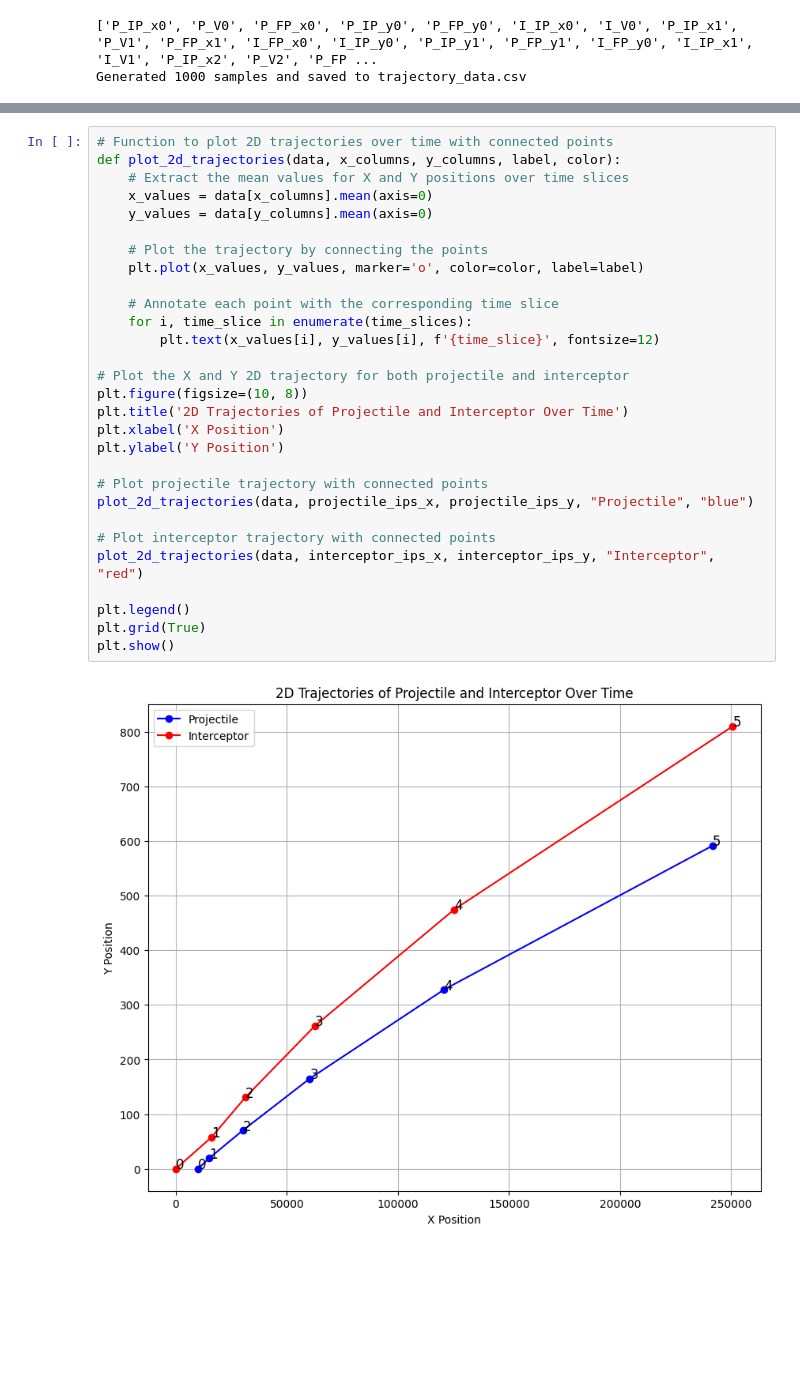
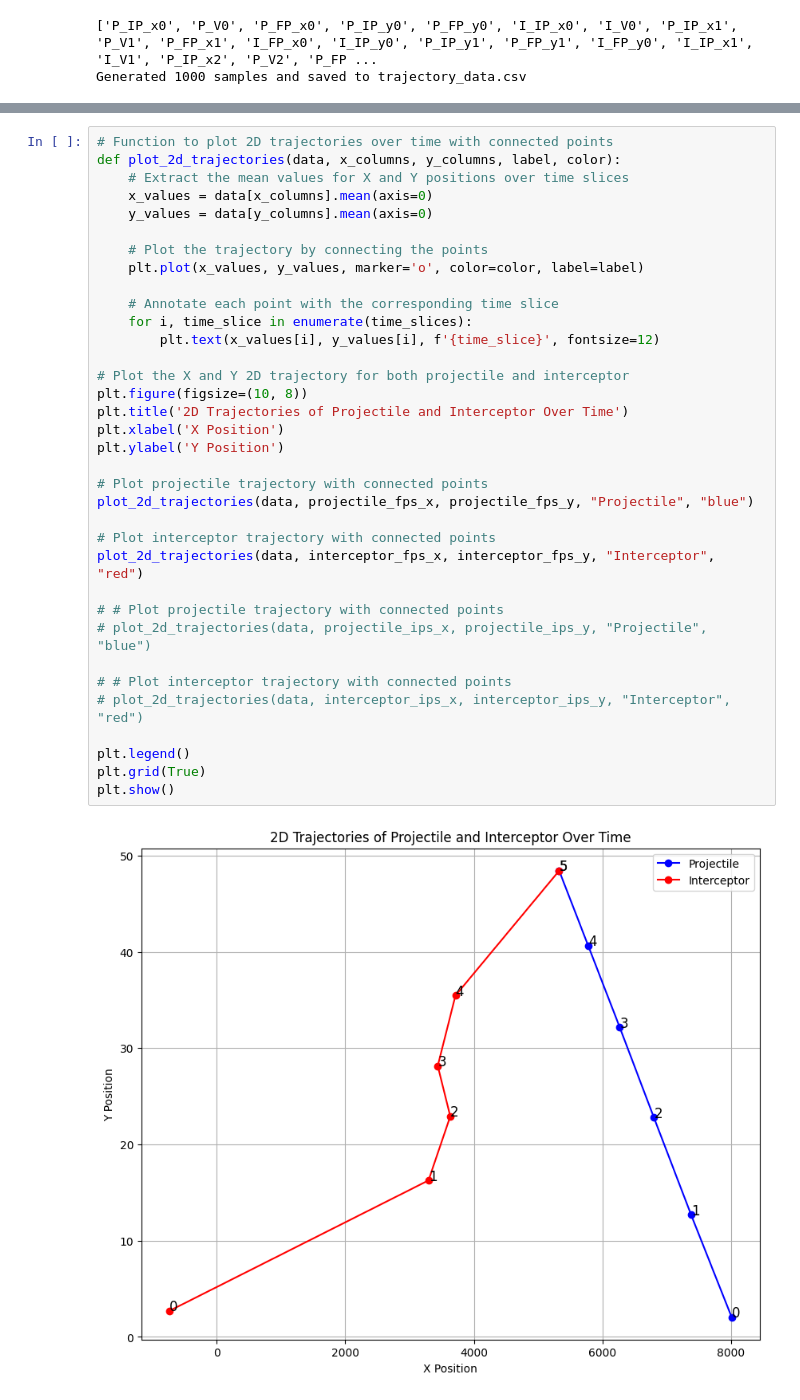
Before and after one commit to SuvarnPillay/Research-Project, a Jupyter notebook: PHASE_2/ground_truth/2D/2d.ipynb, the cells around one changed output, grey strips where cells are left out. Drawn from its saved outputs; the diff is of its cells as text; blank space fills up the shorter version.

```diff
--- a/PHASE_2/ground_truth/2D/2d.ipynb
+++ b/PHASE_2/ground_truth/2D/2d.ipynb
@@ -450,31 +464,37 @@ plt.show()
 # %%
 # Function to plot 2D trajectories over time with connected points
 def plot_2d_trajectories(data, x_columns, y_columns, label, color):
     # Extract the mean values for X and Y positions over time slices
     x_values = data[x_columns].mean(axis=0)
     y_values = data[y_columns].mean(axis=0)
 
     # Plot the trajectory by connecting the points
     plt.plot(x_values, y_values, marker='o', color=color, label=label)
 
     # Annotate each point with the corresponding time slice
     for i, time_slice in enumerate(time_slices):
         plt.text(x_values[i], y_values[i], f'{time_slice}', fontsize=12)
 
 # Plot the X and Y 2D trajectory for both projectile and interceptor
 plt.figure(figsize=(10, 8))
 plt.title('2D Trajectories of Projectile and Interceptor Over Time')
 plt.xlabel('X Position')
 plt.ylabel('Y Position')
 
 # Plot projectile trajectory with connected points
-plot_2d_trajectories(data, projectile_ips_x, projectile_ips_y, "Projectile", "blue")
+plot_2d_trajectories(data, projectile_fps_x, projectile_fps_y, "Projectile", "blue")
 
 # Plot interceptor trajectory with connected points
-plot_2d_trajectories(data, interceptor_ips_x, interceptor_ips_y, "Interceptor", "red")
+plot_2d_trajectories(data, interceptor_fps_x, interceptor_fps_y, "Interceptor", "red")
+
+# # Plot projectile trajectory with connected points
+# plot_2d_trajectories(data, projectile_ips_x, projectile_ips_y, "Projectile", "blue")
+
+# # Plot interceptor trajectory with connected points
+# plot_2d_trajectories(data, interceptor_ips_x, interceptor_ips_y, "Interceptor", "red")
 
 plt.legend()
 plt.grid(True)
 plt.show()
 # %% [output]
-[figure, old version]
+[figure, new version]
```
Also changed, not shown: parts of 2 cells of this notebook.
